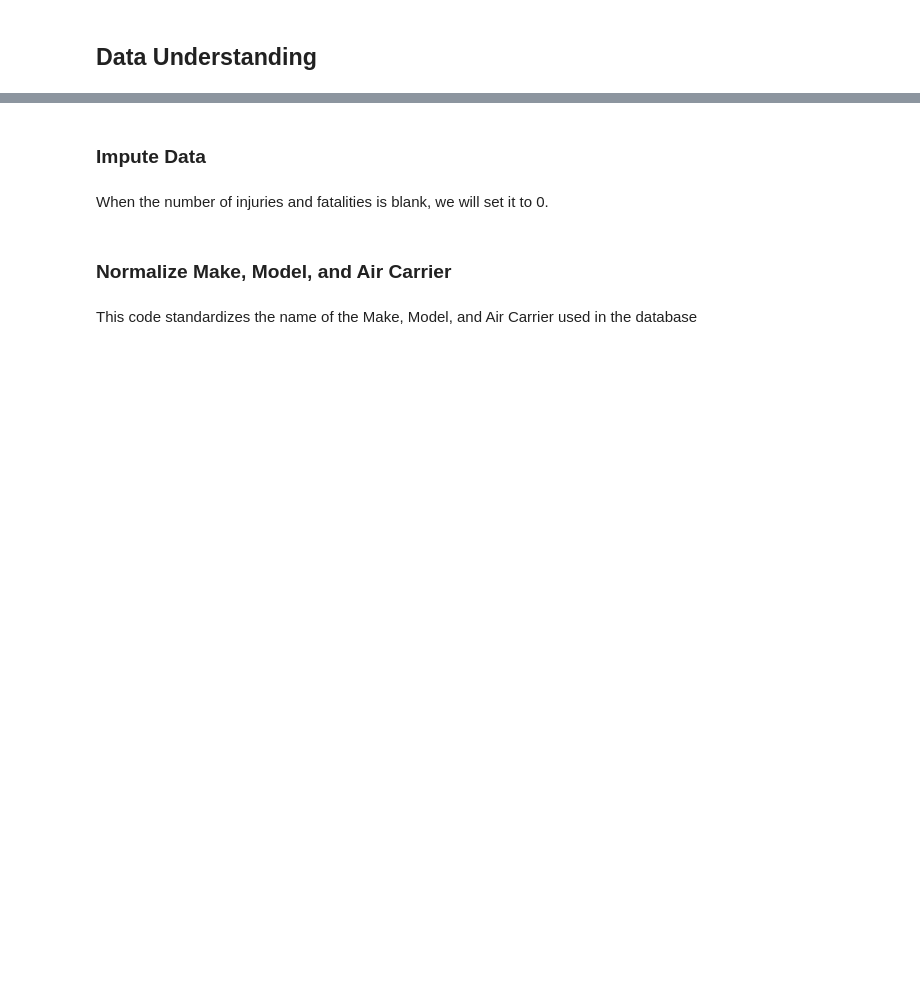
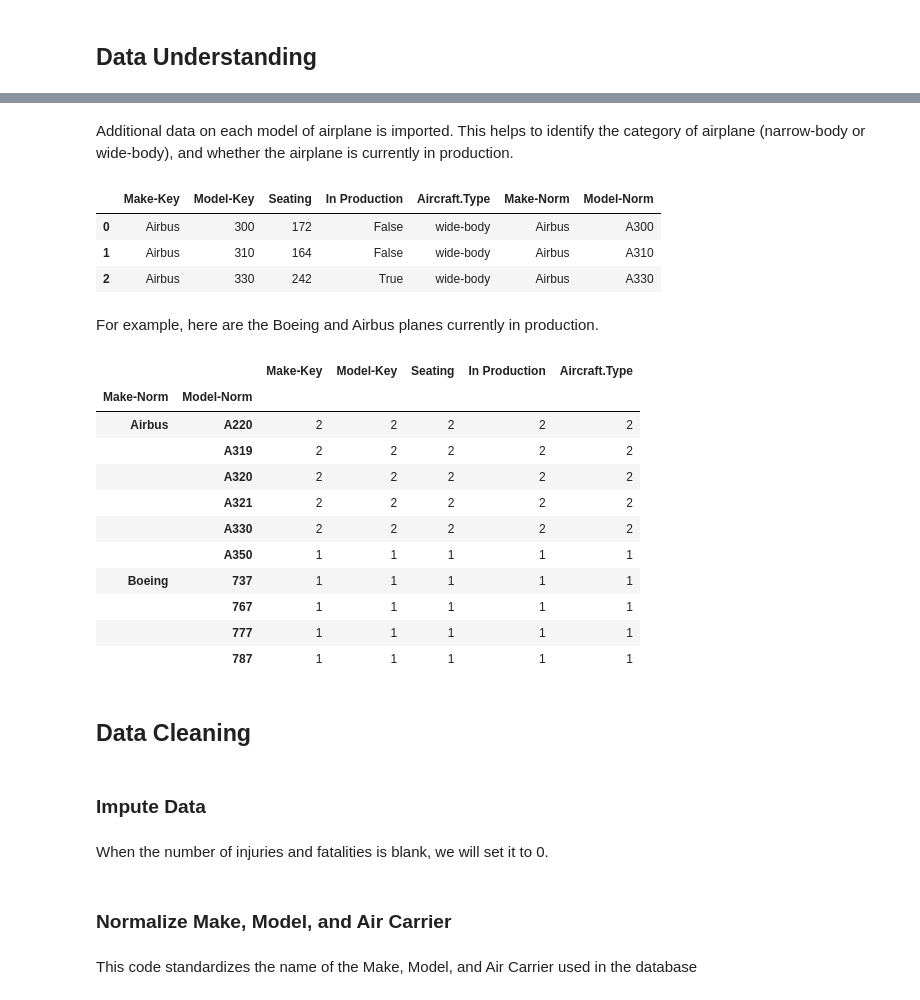
Before and after one commit to jgoett2/AirplaneRecommendations, a Jupyter notebook: AirplaneAnalysis.ipynb, the cells around one changed output, grey strips where cells are left out. Cells and saved outputs as stored; diff of their text form; code cells hidden in the pictures; blank space fills up the shorter version.

```diff
--- a/AirplaneAnalysis.ipynb
+++ b/AirplaneAnalysis.ipynb
@@ -62,0 +45,2 @@ planes_all.head(3)
+# %% [markdown]
+Additional data on each model of airplane is imported.  This helps to identify the category of airplane (narrow-body or wide-body), and whether the airplane is currently in production.
@@ -63,7 +59,35 @@ planes_all.head(3)
+# %%
+planes_all.head(3)
+# %% [output]
+|  | Make-Key | Model-Key | Seating | In Production | Aircraft.Type | Make-Norm | Model-Norm |
+| 0 | Airbus | 300 | 172 | False | wide-body | Airbus | A300 |
+| 1 | Airbus | 310 | 164 | False | wide-body | Airbus | A310 |
+| 2 | Airbus | 330 | 242 | True | wide-body | Airbus | A330 |
+# %% [markdown]
+For example, here are the Boeing and Airbus planes currently in production.
+# %%
+filter1 = planes_all["In Production"]
+filter2 = (planes_all["Make-Norm"] == "Boeing") | (planes_all["Make-Norm"] == "Airbus")
+planes_all.loc[filter1 & filter2].groupby(["Make-Norm","Model-Norm"]).count()
+# %% [output]
+|  |  | Make-Key | Model-Key | Seating | In Production | Aircraft.Type |
+| Make-Norm | Model-Norm |  |  |  |  |  |
+| Airbus | A220 | 2 | 2 | 2 | 2 | 2 |
+|  | A319 | 2 | 2 | 2 | 2 | 2 |
+|  | A320 | 2 | 2 | 2 | 2 | 2 |
+|  | A321 | 2 | 2 | 2 | 2 | 2 |
+|  | A330 | 2 | 2 | 2 | 2 | 2 |
+|  | A350 | 1 | 1 | 1 | 1 | 1 |
+| Boeing | 737 | 1 | 1 | 1 | 1 | 1 |
+|  | 767 | 1 | 1 | 1 | 1 | 1 |
+|  | 777 | 1 | 1 | 1 | 1 | 1 |
+|  | 787 | 1 | 1 | 1 | 1 | 1 |
+# %% [markdown]
+## Data Cleaning
 # %% [markdown]
 ### Impute Data
-# %% [markdown]
-When the number of injuries and fatalities is blank, we will set it to 0.
+# %% [markdown]
+When the number of injuries and fatalities is blank, we will set it to 0.
 # %%
 df.loc[df["Total.Serious.Injuries"].isna(),"Total.Serious.Injuries"]=0
 df.loc[df["Total.Fatal.Injuries"].isna(),"Total.Fatal.Injuries"]=0
```
Also changed, not shown: parts of 34 cells of this notebook, 3 other files.
